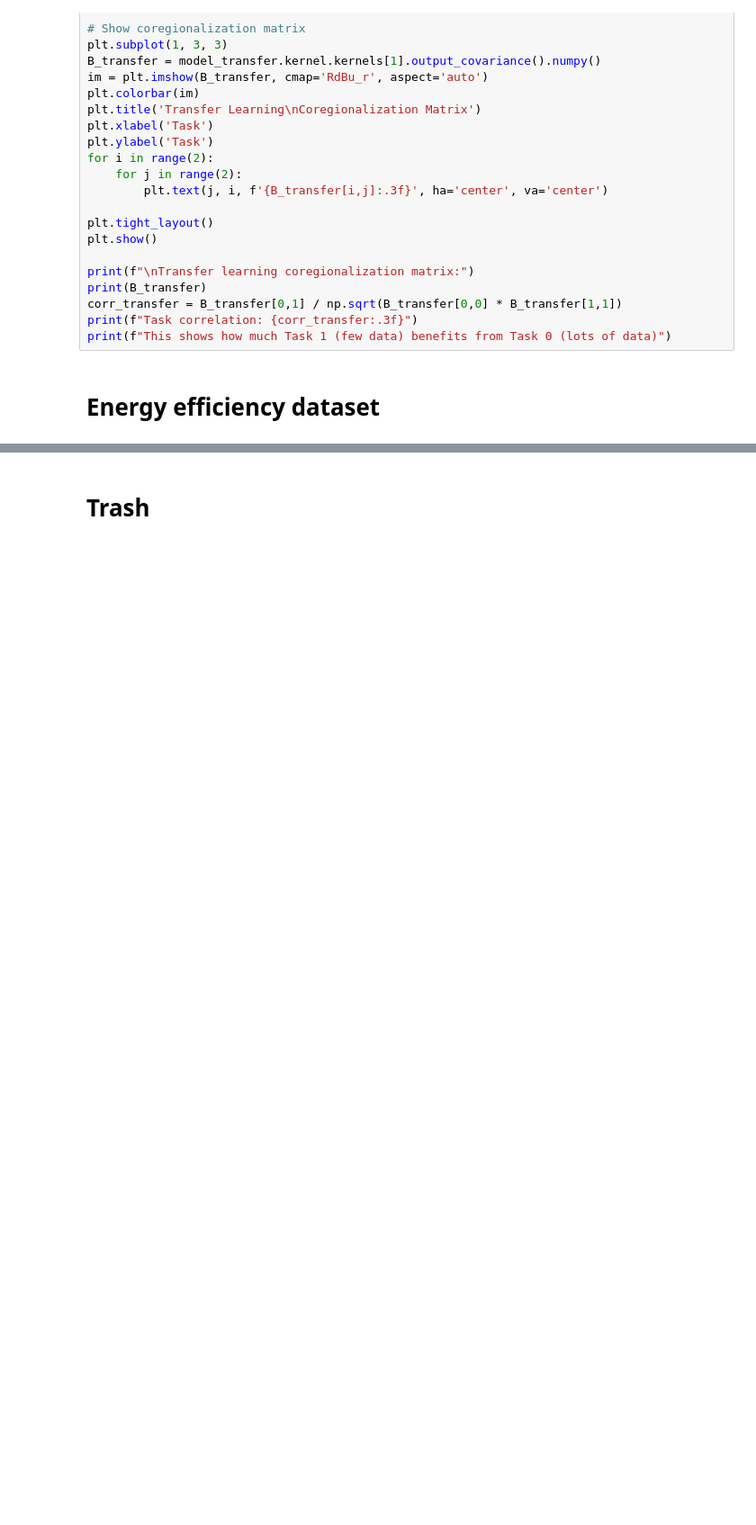
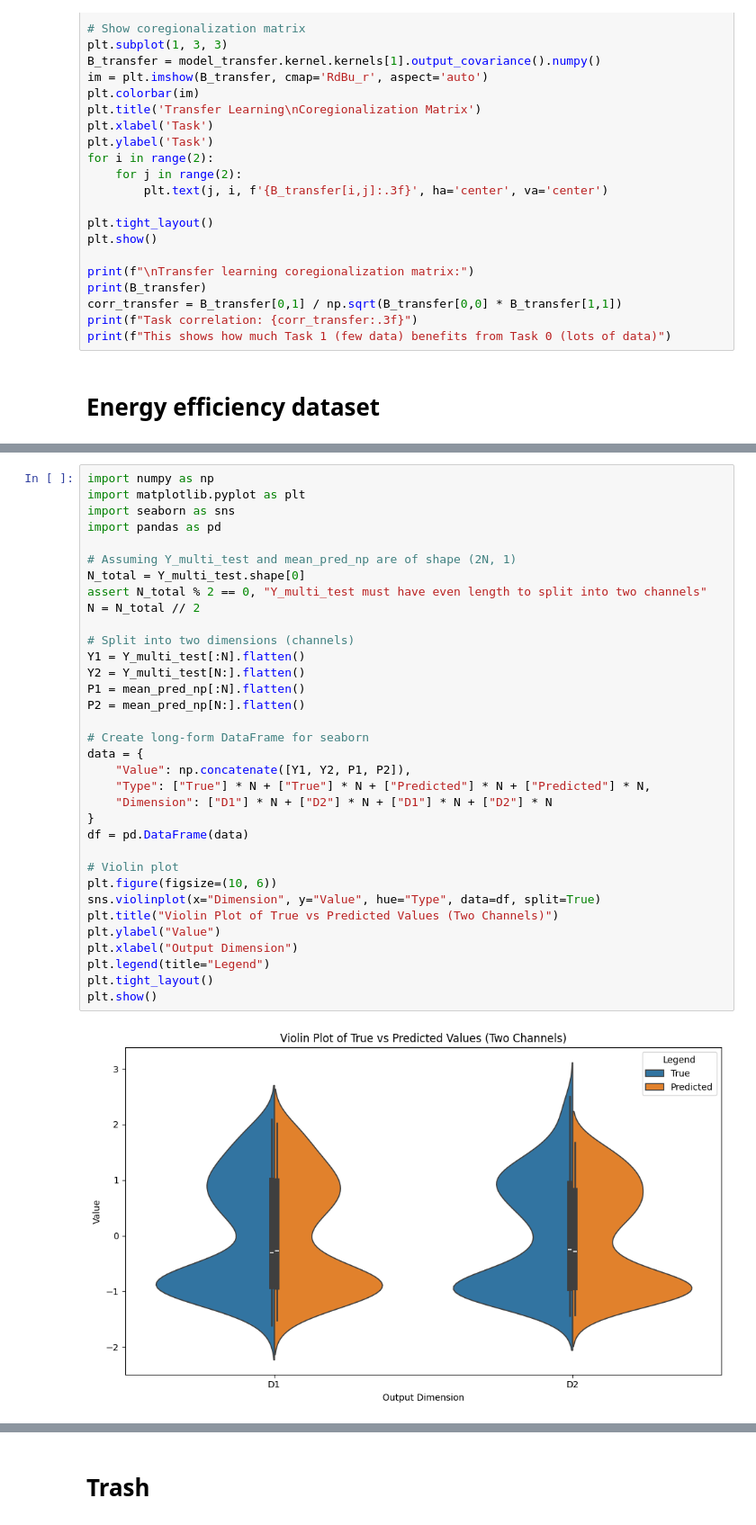
Before and after one commit to joshuarooijakkers/RCGP_experiments, a Jupyter notebook: experiments/tMOGP.ipynb, the cells around one changed output, grey strips where cells are left out. Shown at 90% size. Cells and saved outputs as stored; diff of their text form; blank space fills up the shorter version.

```diff
--- a/experiments/tMOGP.ipynb
+++ b/experiments/tMOGP.ipynb
@@ -562,0 +782,36 @@ Optimization completed successfully!
+# %%
+import numpy as np
+import matplotlib.pyplot as plt
+import seaborn as sns
+import pandas as pd
+
+# Assuming Y_multi_test and mean_pred_np are of shape (2N, 1)
+N_total = Y_multi_test.shape[0]
+assert N_total % 2 == 0, "Y_multi_test must have even length to split into two channels"
+N = N_total // 2
+
+# Split into two dimensions (channels)
+Y1 = Y_multi_test[:N].flatten()
+Y2 = Y_multi_test[N:].flatten()
+P1 = mean_pred_np[:N].flatten()
+P2 = mean_pred_np[N:].flatten()
+
+# Create long-form DataFrame for seaborn
+data = {
+    "Value": np.concatenate([Y1, Y2, P1, P2]),
+    "Type": ["True"] * N + ["True"] * N + ["Predicted"] * N + ["Predicted"] * N,
+    "Dimension": ["D1"] * N + ["D2"] * N + ["D1"] * N + ["D2"] * N
+}
+df = pd.DataFrame(data)
+
+# Violin plot
+plt.figure(figsize=(10, 6))
+sns.violinplot(x="Dimension", y="Value", hue="Type", data=df, split=True)
+plt.title("Violin Plot of True vs Predicted Values (Two Channels)")
+plt.ylabel("Value")
+plt.xlabel("Output Dimension")
+plt.legend(title="Legend")
+plt.tight_layout()
+plt.show()
+# %% [output]
+[figure, added]
```
Also changed, not shown: parts of 28 cells of this notebook, 3 other files.
